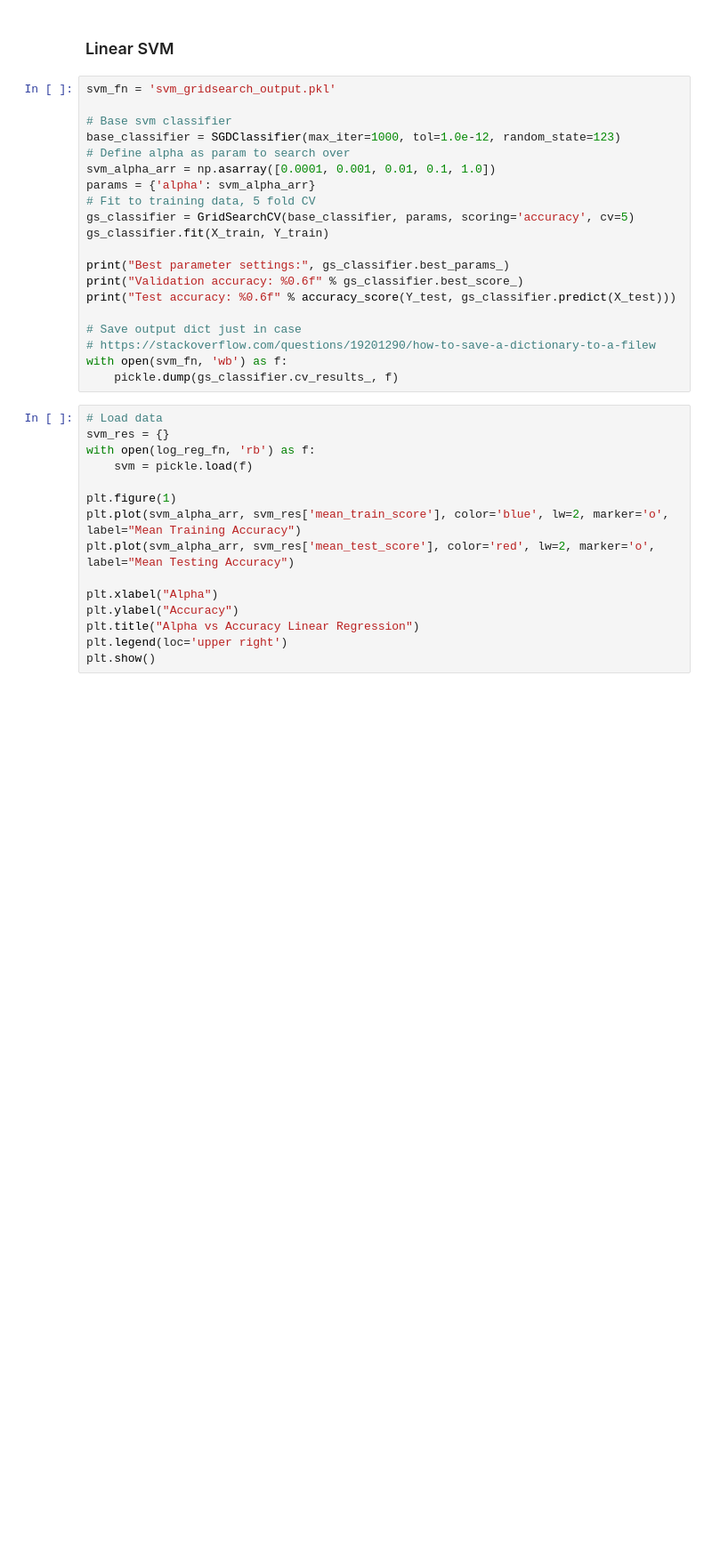
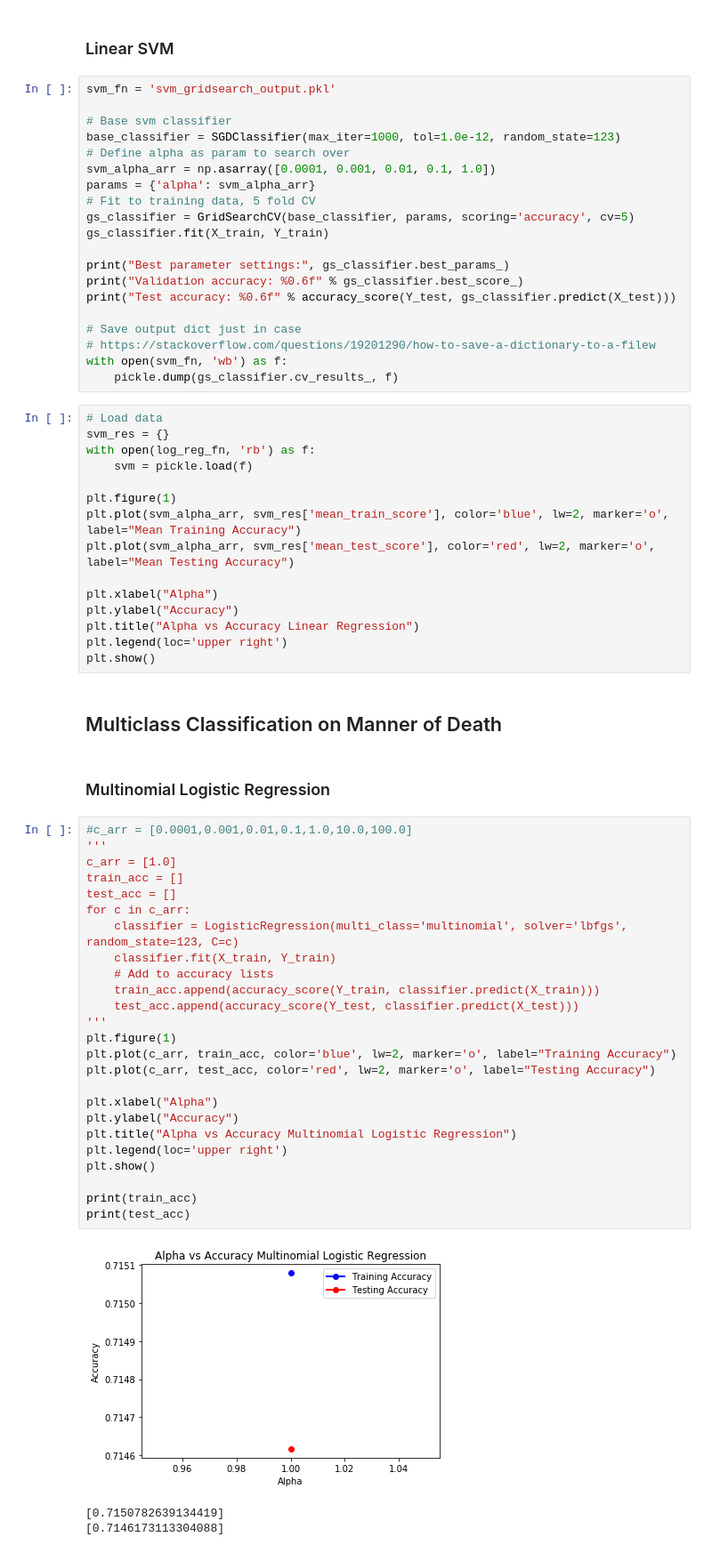
Before and after one commit to alexander-ray/bana-mortality-4502, a Jupyter notebook: DataFrameFormat.ipynb, the cells around one changed output. Shown: that part at 89% size. Cells and saved outputs as stored; diff of their text form; blank space fills up the shorter version.

Commit message:
Added multinomial log reg

```diff
--- a/DataFrameFormat.ipynb
+++ b/DataFrameFormat.ipynb
@@ -197,3 +202,36 @@ plt.ylabel("Accuracy")
 plt.title("Alpha vs Accuracy Linear Regression")
 plt.legend(loc='upper right')
 plt.show()
+# %% [markdown]
+## Multiclass Classification on Manner of Death
+# %% [markdown]
+### Multinomial Logistic Regression
+# %%
+#c_arr = [0.0001,0.001,0.01,0.1,1.0,10.0,100.0]
+'''
+c_arr = [1.0]
+train_acc = []
+test_acc = []
+for c in c_arr:
+    classifier = LogisticRegression(multi_class='multinomial', solver='lbfgs', random_state=123, C=c)
+    classifier.fit(X_train, Y_train)
+    # Add to accuracy lists
+    train_acc.append(accuracy_score(Y_train, classifier.predict(X_train)))
+    test_acc.append(accuracy_score(Y_test, classifier.predict(X_test)))
+'''
+plt.figure(1)
+plt.plot(c_arr, train_acc, color='blue', lw=2, marker='o', label="Training Accuracy")
+plt.plot(c_arr, test_acc, color='red', lw=2, marker='o', label="Testing Accuracy")
+
+plt.xlabel("Alpha")
+plt.ylabel("Accuracy")
+plt.title("Alpha vs Accuracy Multinomial Logistic Regression")
+plt.legend(loc='upper right')
+plt.show()
+
+print(train_acc)
+print(test_acc)
+# %% [output]
+[figure, added]
+[0.7150782639134419]
+[0.7146173113304088]
```
Also changed, not shown: parts of 3 cells of this notebook.
